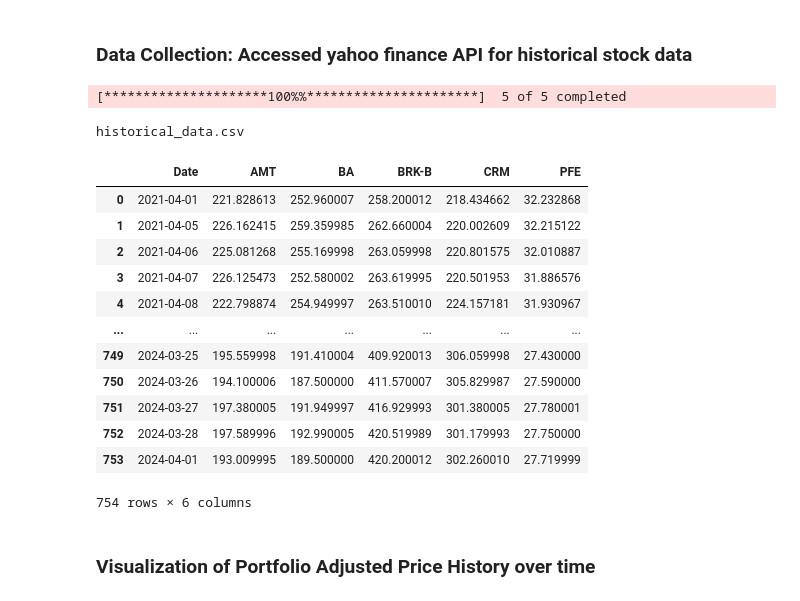
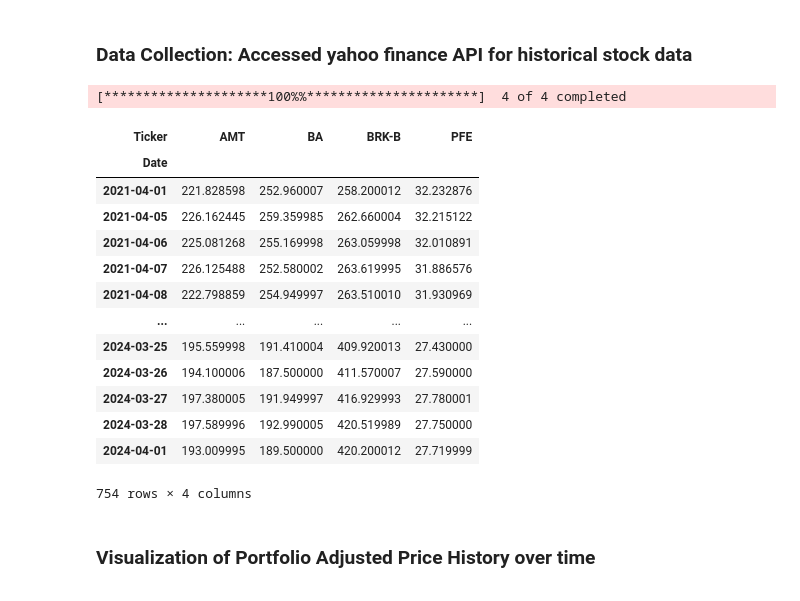
Before and after one commit to victorezealuma/Stock_Portfolio_Optimization, a Jupyter notebook: Portfolio_Opt_.ipynb, the cells around one changed output. Saved outputs shown, nothing was run; the diff lists cells and outputs as text; code cells hidden in the pictures.

```diff
--- a/Portfolio_Opt_.ipynb
+++ b/Portfolio_Opt_.ipynb
@@ -22,35 +19,29 @@ ModuleNotFoundError: No module named 'scripts.data_preprocessing'
 # %%
 import pandas as pd
 
-portfolio_tickers = ["BRK-B","CRM","PFE","BA","AMT"]
+portfolio_tickers = ["BRK-B","PFE","BA","AMT"]
 
 historical_data = yf.download(portfolio_tickers, start="2021-04-01", end=None)["Adj Close"]
 
-historical_data
+df = pd.DataFrame(historical_data)
 
-historical_data.to_csv("historical_data.csv")
-
-print("historical_data.csv")
+df
 # %% [output]
-[*********************100%%**********************]  5 of 5 completed
+[*********************100%%**********************]  4 of 4 completed
+| Ticker | AMT | BA | BRK-B | PFE |
+| Date |  |  |  |  |
+| 2021-04-01 | 221.828598 | 252.960007 | 258.200012 | 32.232876 |
+| 2021-04-05 | 226.162445 | 259.359985 | 262.660004 | 32.215122 |
+| 2021-04-06 | 225.081268 | 255.169998 | 263.059998 | 32.010891 |
+| 2021-04-07 | 226.125488 | 252.580002 | 263.619995 | 31.886576 |
+| 2021-04-08 | 222.798859 | 254.949997 | 263.510010 | 31.930969 |
+| ... | ... | ... | ... | ... |
+| 2024-03-25 | 195.559998 | 191.410004 | 409.920013 | 27.430000 |
+| 2024-03-26 | 194.100006 | 187.500000 | 411.570007 | 27.590000 |
+| 2024-03-27 | 197.380005 | 191.949997 | 416.929993 | 27.780001 |
+| 2024-03-28 | 197.589996 | 192.990005 | 420.519989 | 27.750000 |
+| 2024-04-01 | 193.009995 | 189.500000 | 420.200012 | 27.719999 |
-historical_data.csv
+754 rows × 4 columns
-# %%
-historical_data = pd.read_csv("historical_data.csv")
-display(historical_data)
-# %% [output]
-|  | Date | AMT | BA | BRK-B | CRM | PFE |
-| 0 | 2021-04-01 | 221.828613 | 252.960007 | 258.200012 | 218.434662 | 32.232868 |
-| 1 | 2021-04-05 | 226.162415 | 259.359985 | 262.660004 | 220.002609 | 32.215122 |
-| 2 | 2021-04-06 | 225.081268 | 255.169998 | 263.059998 | 220.801575 | 32.010887 |
-| 3 | 2021-04-07 | 226.125473 | 252.580002 | 263.619995 | 220.501953 | 31.886576 |
-| 4 | 2021-04-08 | 222.798874 | 254.949997 | 263.510010 | 224.157181 | 31.930967 |
-| ... | ... | ... | ... | ... | ... | ... |
-| 749 | 2024-03-25 | 195.559998 | 191.410004 | 409.920013 | 306.059998 | 27.430000 |
-| 750 | 2024-03-26 | 194.100006 | 187.500000 | 411.570007 | 305.829987 | 27.590000 |
-| 751 | 2024-03-27 | 197.380005 | 191.949997 | 416.929993 | 301.380005 | 27.780001 |
-| 752 | 2024-03-28 | 197.589996 | 192.990005 | 420.519989 | 301.179993 | 27.750000 |
-| 753 | 2024-04-01 | 193.009995 | 189.500000 | 420.200012 | 302.260010 | 27.719999 |
-754 rows × 6 columns
 # %% [markdown]
 ### Visualization of Portfolio Adjusted Price History over time
 # %%
```
Also changed, not shown: parts of 6 cells of this notebook.
